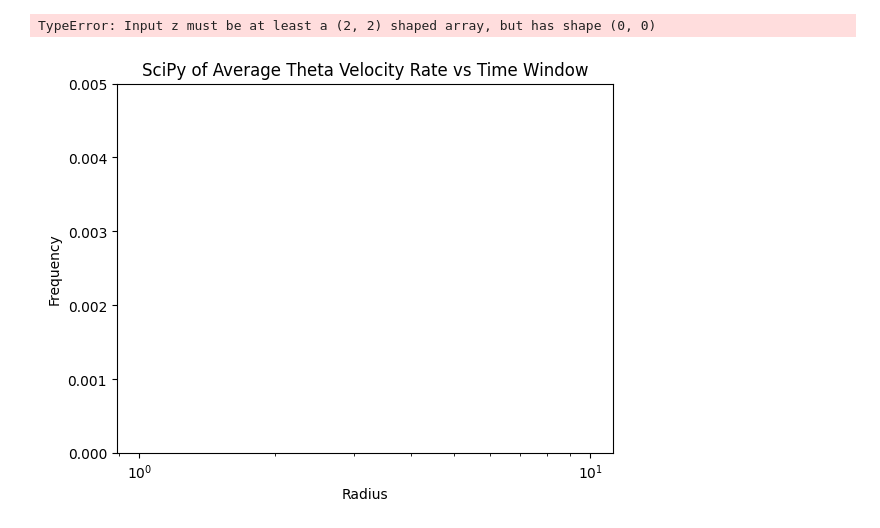
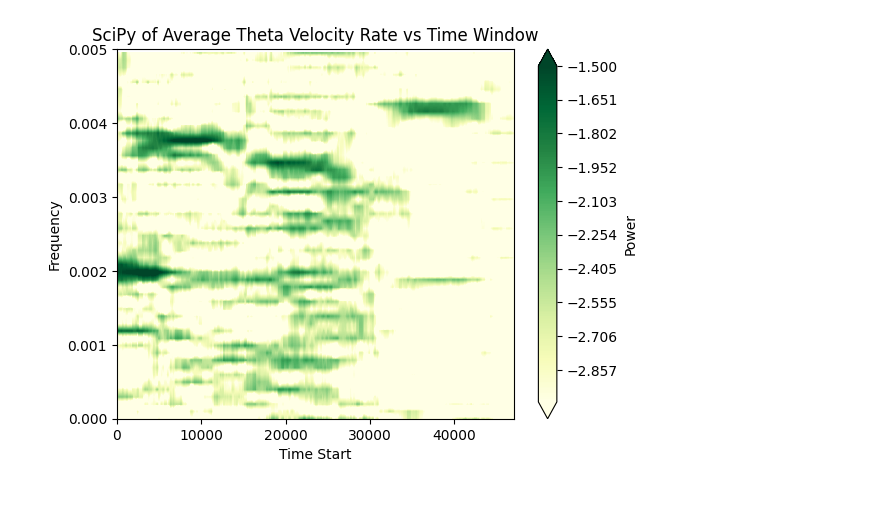
Before and after one commit to AzaleaSh/Variability-in-Black-Holes, a Jupyter notebook: intermediate-power-spectrum.ipynb, the cells around one changed output. Drawn from its saved outputs; the diff is of its cells as text; code cells hidden in the pictures; blank space fills up the shorter version.

```diff
--- a/intermediate-power-spectrum.ipynb
+++ b/intermediate-power-spectrum.ipynb
@@ -7,59 +7,42 @@ import pandas as pd
 
 df = pd.read_csv('/workspaces/Variability-in-Black-Holes/data/AvgVtheta', sep = '\t', header=None, names = ['time', 'radius', 'mdot'])
 
 df = df.loc[df['radius'] == 2.00393e+00]
-time1 = np.linspace(0, 371, 372)
-time2 = np.linspace(200, 571, 372)
+times = df.time.unique()
+timemin = times[0:471]
+timemax = times[100:571]
+
 fft_data = []
 fftls_data = []
 
-freq = rfftfreq(201, 100)
+freq = rfftfreq(101, 100)
 
 def main(min, max, df):
   df = df.loc[(df['time'] >= min) & (df['time'] <= max)]
   variable_array = np.array(df['mdot'])
   power = rfft(variable_array)
   fft_data.append(power)
   frequency, power2 = LombScargle(df['time'], variable_array).autopower()
   fftls_data.append(power2)
+  return frequency
 
+
+for time1, time2 in zip(timemin, timemax):
+  freq2 = main(time1, time2, df)
 
 fft_df = pd.DataFrame(fft_data)
 fft_df = fft_df.transpose()
 fftls_df = pd.DataFrame(fftls_data)
 fftls_df = fftls_df.transpose()
 
 
 plt.figure()
 plt.title('SciPy of Average Theta Velocity Rate vs Time Window')
-plt.xlabel('Radius')
+plt.xlabel('Time Start')
 plt.ylabel('Frequency')
 plt.ylim(0, 0.005)
-plt.xscale('log')
-plt.contourf(time1, freq, np.log(fft_df), cmap='YlGn', extend = 'both', levels = 200)
-plt.xscale('log')
+plt.contourf(timemin, freq, np.log(fft_df), cmap='YlGn', extend = 'both', levels = np.linspace(-3, -1.5, 200))
 plt.colorbar(label = 'Power')
 plt.show()
-
-plt.figure()
-plt.title('LombScargle of Average Theta Velocity Rate vs Time Window')
-plt.xlabel('Radius')
-plt.ylabel('Frequency')
-plt.ylim(0, 0.005)
-plt.xscale('log')
-plt.contourf(time1, freq, np.log(fftls_df), cmap='YlGn', extend = 'both', levels = 200)
-plt.xscale('log')
-plt.colorbar(label = 'Power')
-plt.show()
-
-#change times to liking !
-
-for time1, time2 in zip(time1, time2):
-  main(time1, time2, df)
-
-
-
-2.00393e+00
 # %% [output]
-TypeError: Input z must be at least a (2, 2) shaped array, but has shape (0, 0)
-[figure, old version]
+[figure, new version]
```
Also changed, not shown: 1 other file.
